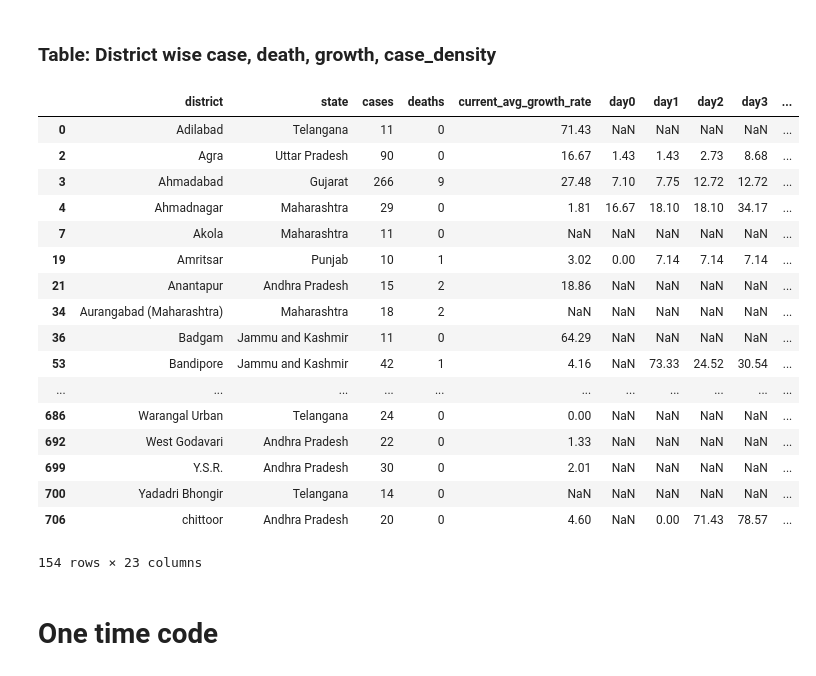
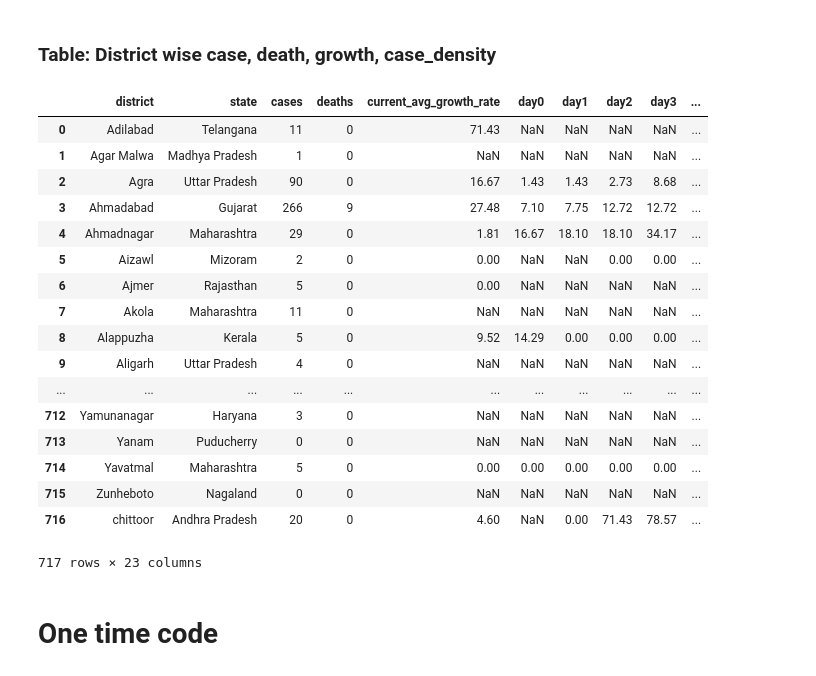
Before and after one commit to deepak-karkala/articles, a Jupyter notebook: covid19/notebooks/pandemic_analysis_api.ipynb, the cells around one changed output. Drawn from its saved outputs; the diff is of its cells as text; code cells hidden in the pictures.

```diff
--- a/covid19/notebooks/pandemic_analysis_api.ipynb
+++ b/covid19/notebooks/pandemic_analysis_api.ipynb
@@ -1214,68 +1214,75 @@ df.at[df["district"]=="Leh(Ladakh)", "state"] = "Ladakh"
 df.to_csv("../data/extracted_data_api/code_data/districtwise_top_hotspots.csv", index=False)
 """
 # %%
-min_case_count = 10
+#min_case_count = 10
+is_delhi_combined = 0
 
 ######################### Cases, deaths from howIndiaLives ##################
 df = pd.read_csv("../data/extracted_data_api/code_data/districtwise_top_hotspots.csv")
-# ---- Handle Delhi -------- #
-df1 = df[df["state"]=="Delhi"].copy()
-df = df[df["state"]!="Delhi"]
-total_delhi_cases = df1[df1["state"]=="Delhi"]["cases"].sum()
-total_delhi_deaths = df1[df1["state"]=="Delhi"]["deaths"].sum()
-df1.at[df1["district"]=="New Delhi", "district"] = "Delhi"
-df1.at[df1["district"]=="Delhi", "cases"] = total_delhi_cases
-df1.at[df1["district"]=="Delhi", "deaths"] = total_delhi_deaths
-df1 = df1[(df1["state"]=="Delhi") & (df1["district"]=="Delhi")]
-df = df.append(df1)
+if is_delhi_combined==1:
+    # ---- Handle Delhi -------- #
+    df1 = df[df["state"]=="Delhi"].copy()
+    df = df[df["state"]!="Delhi"]
+    total_delhi_cases = df1[df1["state"]=="Delhi"]["cases"].sum()
+    total_delhi_deaths = df1[df1["state"]=="Delhi"]["deaths"].sum()
+    df1.at[df1["district"]=="New Delhi", "district"] = "Delhi"
+    df1.at[df1["district"]=="Delhi", "cases"] = total_delhi_cases
+    df1.at[df1["district"]=="Delhi", "deaths"] = total_delhi_deaths
+    df1 = df1[(df1["state"]=="Delhi") & (df1["district"]=="Delhi")]
+    df = df.append(df1)
 
 ################## Case Growth rate from raw data of covid19.org ###########
 dfcc = pd.read_csv("../data/extracted_data_api/code_data/districtwise_current_growth_rate_all_withDistrictNameMapped.csv")
 #df = df.set_index("district").join(dfcc[["district","current_avg_growth_rate"]].set_index("district"), how="left").reset_index()
 del dfcc["state"], dfcc["total_cases"]
 df = df.set_index("district").join(dfcc.set_index("district"), how="left").reset_index()
 
 
 ################# Population from wiki scraping ############################
 dfwdp = pd.read_csv("../data/wiki_scrape/district_population_wiki_withNameMapped.csv")
-# ---- Handle Delhi -------- #
-df1 = dfwdp[dfwdp["state"]=="Delhi"].copy()
-dfwdp = dfwdp[dfwdp["state"]!="Delhi"]
-total_delhi_population = df1[df1["state"]=="Delhi"]["population"].sum()
-total_delhi_area = df1[df1["state"]=="Delhi"]["area"].sum()
-df1.at[df1["district"]=="New Delhi", "district"] = "Delhi"
-df1.at[df1["district"]=="Delhi", "population"] = total_delhi_population
-df1.at[df1["district"]=="Delhi", "area"] = total_delhi_area
-df1 = df1[(df1["state"]=="Delhi") & (df1["district"]=="Delhi")]
-dfwdp = dfwdp.append(df1)
+if is_delhi_combined==1:
+    # ---- Handle Delhi -------- #
+    df1 = dfwdp[dfwdp["state"]=="Delhi"].copy()
+    dfwdp = dfwdp[dfwdp["state"]!="Delhi"]
+    total_delhi_population = df1[df1["state"]=="Delhi"]["population"].sum()
+    total_delhi_area = df1[df1["state"]=="Delhi"]["area"].sum()
+    df1.at[df1["district"]=="New Delhi", "district"] = "Delhi"
+    df1.at[df1["district"]=="Delhi", "population"] = total_delhi_population
+    df1.at[df1["district"]=="Delhi", "area"] = total_delhi_area
+    df1 = df1[(df1["state"]=="Delhi") & (df1["district"]=="Delhi")]
+    dfwdp = dfwdp.append(df1)
 dfwdp.drop_duplicates(["district", "state"], inplace=True)
 df = df.set_index(["district","state"]).join(dfwdp[["district", "state", "population", "state_code"]].set_index(["district","state"]), how="inner").reset_index()
 df["cases_per_lakh"] = np.round(df["cases"]/df["population"] * 100000,0)
 
+if is_delhi_combined==1:
+    df.to_csv("../data/extracted_data_api/code_data/districtwise_case_death_growth_density_withDelhiCombined.csv", index=False)
+else:
+    df.to_csv("../data/extracted_data_api/code_data/districtwise_case_death_growth_density_withDelhiSeparate.csv", index=False)
 
-df.to_csv("../data/extracted_data_api/code_data/districtwise_case_death_growth_density_withNamesMapped.csv", index=False)
-df = df[df["cases"]>=min_case_count]
-df.to_csv("../data/extracted_data_api/code_data/districtwise_case_death_growth_density_withNamesMapped_minCaseCount.csv", index=False)
+#df.to_csv("../data/extracted_data_api/code_data/districtwise_case_death_growth_density_withNamesMapped.csv", index=False)
+#df = df[df["cases"]>=min_case_count]
+#df.to_csv("../data/extracted_data_api/code_data/districtwise_case_death_growth_density_withNamesMapped_minCaseCount.csv", index=False)
 df
 # %% [output]
 |  | district | state | cases | deaths | current_avg_growth_rate | day0 | day1 | day2 | day3 | ... |
 | 0 | Adilabad | Telangana | 11 | 0 | 71.43 | NaN | NaN | NaN | NaN | ... |
+| 1 | Agar Malwa | Madhya Pradesh | 1 | 0 | NaN | NaN | NaN | NaN | NaN | ... |
 | 2 | Agra | Uttar Pradesh | 90 | 0 | 16.67 | 1.43 | 1.43 | 2.73 | 8.68 | ... |
 | 3 | Ahmadabad | Gujarat | 266 | 9 | 27.48 | 7.10 | 7.75 | 12.72 | 12.72 | ... |
 | 4 | Ahmadnagar | Maharashtra | 29 | 0 | 1.81 | 16.67 | 18.10 | 18.10 | 34.17 | ... |
+| 5 | Aizawl | Mizoram | 2 | 0 | 0.00 | NaN | NaN | 0.00 | 0.00 | ... |
+| 6 | Ajmer | Rajasthan | 5 | 0 | 0.00 | NaN | NaN | NaN | NaN | ... |
 | 7 | Akola | Maharashtra | 11 | 0 | NaN | NaN | NaN | NaN | NaN | ... |
-| 19 | Amritsar | Punjab | 10 | 1 | 3.02 | 0.00 | 7.14 | 7.14 | 7.14 | ... |
-| 21 | Anantapur | Andhra Pradesh | 15 | 2 | 18.86 | NaN | NaN | NaN | NaN | ... |
-| 34 | Aurangabad (Maharashtra) | Maharashtra | 18 | 2 | NaN | NaN | NaN | NaN | NaN | ... |
-| 36 | Badgam | Jammu and Kashmir | 11 | 0 | 64.29 | NaN | NaN | NaN | NaN | ... |
-| 53 | Bandipore | Jammu and Kashmir | 42 | 1 | 4.16 | NaN | 73.33 | 24.52 | 30.54 | ... |
+| 8 | Alappuzha | Kerala | 5 | 0 | 9.52 | 14.29 | 0.00 | 0.00 | 0.00 | ... |
+| 9 | Aligarh | Uttar Pradesh | 4 | 0 | NaN | NaN | NaN | NaN | NaN | ... |
 | ... | ... | ... | ... | ... | ... | ... | ... | ... | ... | ... |
-| 686 | Warangal Urban | Telangana | 24 | 0 | 0.00 | NaN | NaN | NaN | NaN | ... |
-| 692 | West Godavari | Andhra Pradesh | 22 | 0 | 1.33 | NaN | NaN | NaN | NaN | ... |
-| 699 | Y.S.R. | Andhra Pradesh | 30 | 0 | 2.01 | NaN | NaN | NaN | NaN | ... |
-| 700 | Yadadri Bhongir | Telangana | 14 | 0 | NaN | NaN | NaN | NaN | NaN | ... |
-| 706 | chittoor | Andhra Pradesh | 20 | 0 | 4.60 | NaN | 0.00 | 71.43 | 78.57 | ... |
+| 712 | Yamunanagar | Haryana | 3 | 0 | NaN | NaN | NaN | NaN | NaN | ... |
+| 713 | Yanam | Puducherry | 0 | 0 | NaN | NaN | NaN | NaN | NaN | ... |
+| 714 | Yavatmal | Maharashtra | 5 | 0 | 0.00 | 0.00 | 0.00 | 0.00 | 0.00 | ... |
+| 715 | Zunheboto | Nagaland | 0 | 0 | NaN | NaN | NaN | NaN | NaN | ... |
+| 716 | chittoor | Andhra Pradesh | 20 | 0 | 4.60 | NaN | 0.00 | 71.43 | 78.57 | ... |
-154 rows × 23 columns
+717 rows × 23 columns
 # %% [markdown]
 # One time code
 # %% [markdown]
```
Also changed, not shown: 9 other files.
